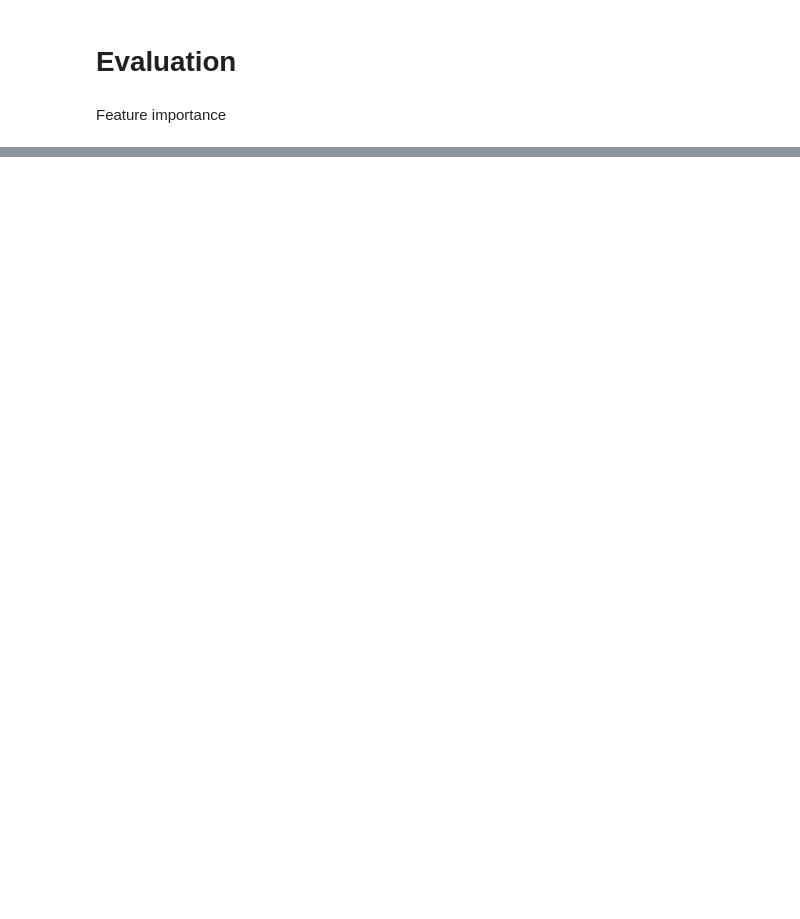
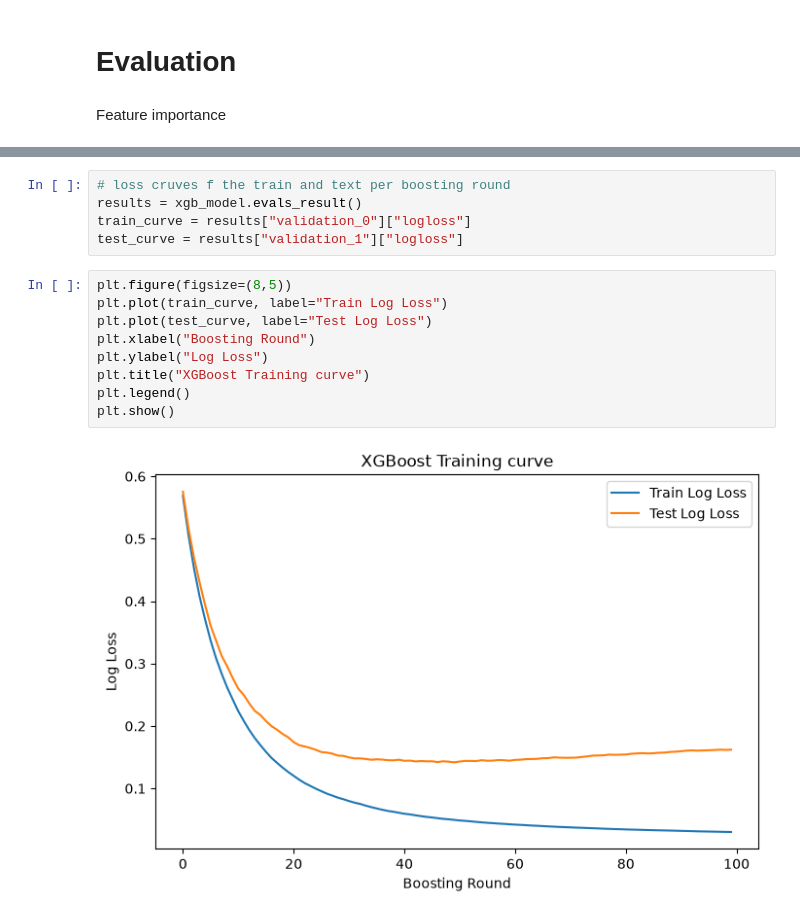
Before and after one commit to JosephRidge/ML-101-Series, a Jupyter notebook: XG_BOOST/app.ipynb, the cells around one changed output, grey strips where cells are left out. Cells and saved outputs as stored; diff of their text form; blank space fills up the shorter version.

```diff
--- a/XG_BOOST/app.ipynb
+++ b/XG_BOOST/app.ipynb
@@ -248,0 +304,16 @@ Feature importance
+# %%
+# loss cruves f the train and text per boosting round
+results = xgb_model.evals_result()
+train_curve = results["validation_0"]["logloss"]
+test_curve = results["validation_1"]["logloss"]
+# %%
+plt.figure(figsize=(8,5))
+plt.plot(train_curve, label="Train Log Loss")
+plt.plot(test_curve, label="Test Log Loss")
+plt.xlabel("Boosting Round")
+plt.ylabel("Log Loss")
+plt.title("XGBoost Training curve")
+plt.legend()
+plt.show()
+# %% [output]
+[figure, added]
```
Also changed, not shown: parts of 33 cells of this notebook, 2 other files.
